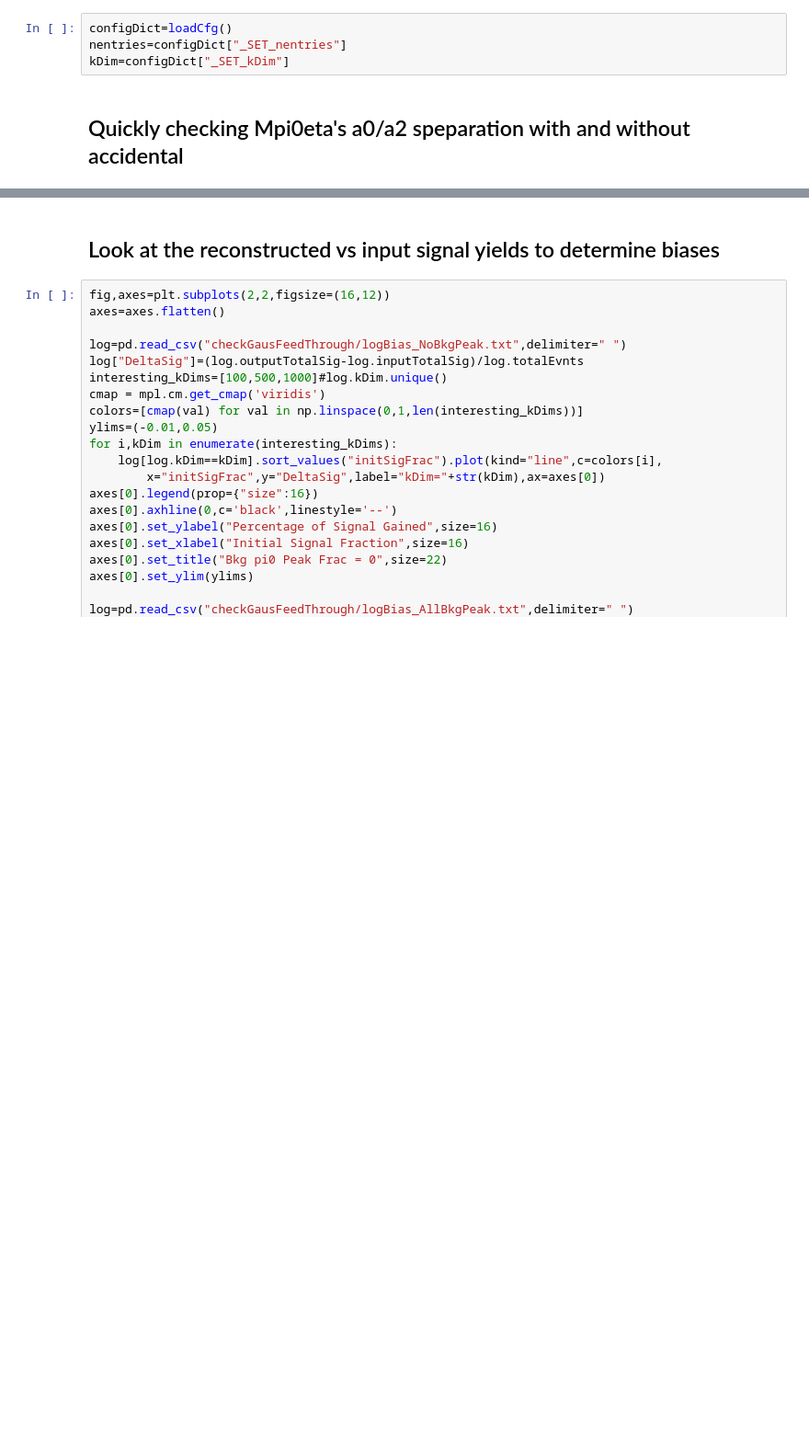
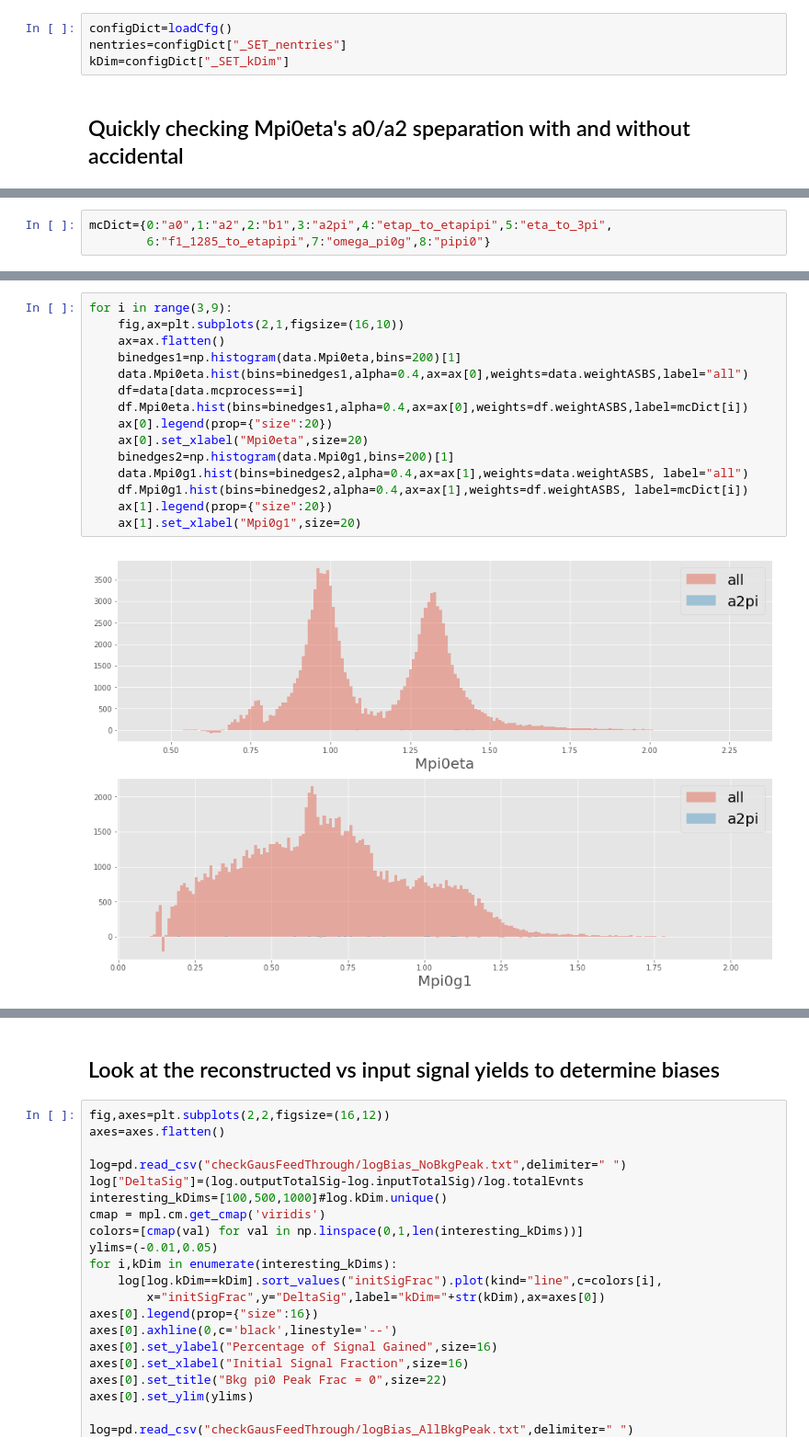
Before and after one commit to lan13005/q-values, a Jupyter notebook: qValueDiagnostic.ipynb, the cells around one changed output, grey strips where cells are left out. Shown at 92% size. Drawn from its saved outputs; the diff is of its cells as text; blank space fills up the shorter version.

```diff
--- a/qValueDiagnostic.ipynb
+++ b/qValueDiagnostic.ipynb
@@ -33,0 +37,3 @@ kDim=configDict["_SET_kDim"]
+# %%
+mcDict={0:"a0",1:"a2",2:"b1",3:"a2pi",4:"etap_to_etapipi",5:"eta_to_3pi",
+        6:"f1_1285_to_etapipi",7:"omega_pi0g",8:"pipi0"}
@@ -33,0 +75,17 @@ kDim=configDict["_SET_kDim"]
+# %%
+for i in range(3,9):
+    fig,ax=plt.subplots(2,1,figsize=(16,10))
+    ax=ax.flatten()
+    binedges1=np.histogram(data.Mpi0eta,bins=200)[1]
+    data.Mpi0eta.hist(bins=binedges1,alpha=0.4,ax=ax[0],weights=data.weightASBS,label="all")
+    df=data[data.mcprocess==i]
+    df.Mpi0eta.hist(bins=binedges1,alpha=0.4,ax=ax[0],weights=df.weightASBS,label=mcDict[i])
+    ax[0].legend(prop={"size":20})
+    ax[0].set_xlabel("Mpi0eta",size=20)
+    binedges2=np.histogram(data.Mpi0g1,bins=200)[1]
+    data.Mpi0g1.hist(bins=binedges2,alpha=0.4,ax=ax[1],weights=data.weightASBS, label="all")
+    df.Mpi0g1.hist(bins=binedges2,alpha=0.4,ax=ax[1],weights=df.weightASBS, label=mcDict[i])
+    ax[1].legend(prop={"size":20})
+    ax[1].set_xlabel("Mpi0g1",size=20)
+# %% [output]
+[figure, added]
```
Also changed, not shown: parts of 27 cells of this notebook, 16 other files.
